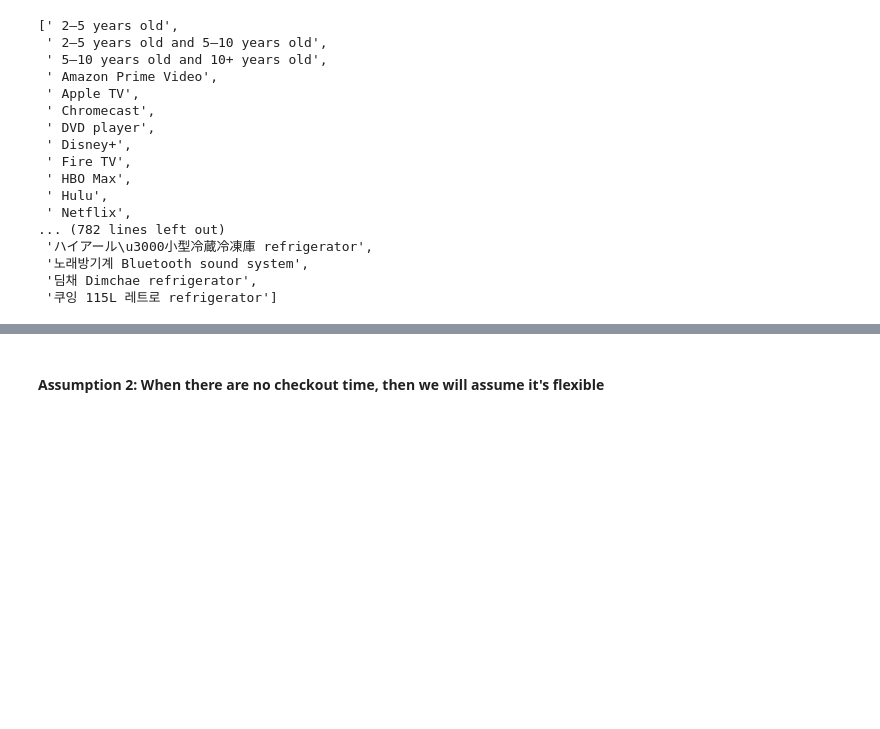
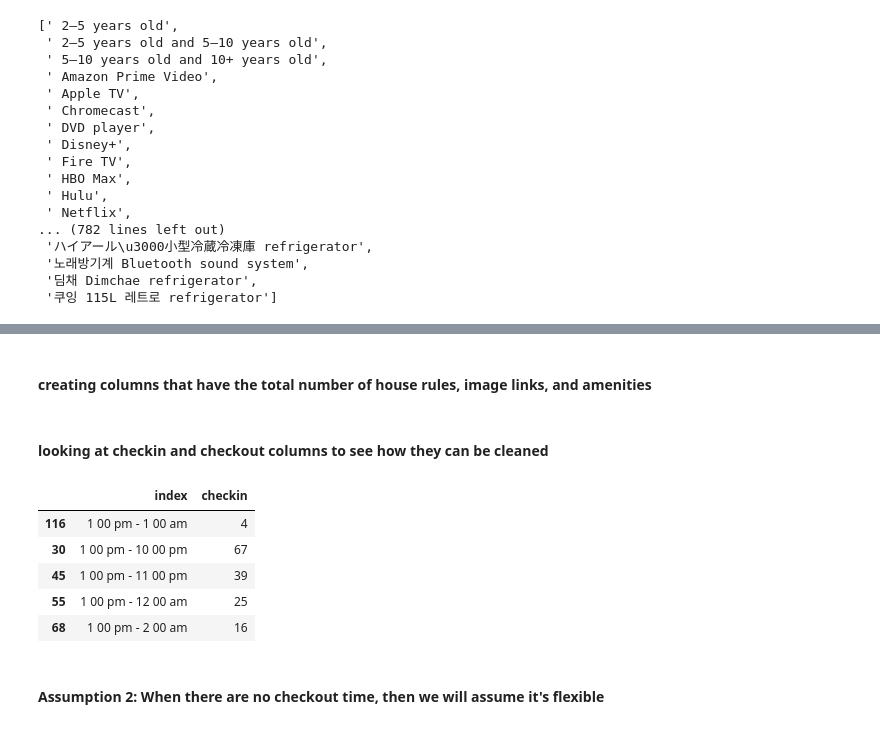
Before and after one commit to vndayambaje/Airbnb_EDA_Project, a Jupyter notebook: Project_2_code.ipynb, the cells around one changed output, grey strips where cells are left out. Drawn from its saved outputs; the diff is of its cells as text; code cells hidden in the pictures; blank space fills up the shorter version.

Commit message:
further edits to amenities, house rules, and safety rules

```diff
--- a/Project_2_code.ipynb
+++ b/Project_2_code.ipynb
@@ -22,6 +26,7 @@ Requirement already satisfied: CurrencyConverter in /Users/sarahki/anaconda3/lib
 airbnb = pd.read_csv('airbnb.csv')
 country_to_letters = pd.read_csv('country-code-to-currency-code-mapping.csv')
 pd.set_option('display.max_columns', None)
+pd.set_option('display.max_rows', None)
 # %% [markdown]
 ### Data cleaning
 # %% [markdown]
@@ -273,0 +312,22 @@ airbnb.head()
+# %%
+# Next, we want to make another column that holds the lower case list of all house_rules
+airbnb['house_rules_list'] = airbnb['house_rules'].apply(lambda x: [item.lower().strip() for item in x.split(',')])
+
+# I'm adding keywords that could help us find the 'common amenities'
+# each of these keys will be another column and the value will be either yes or no (depending if listing contains these keywords)
+# please feel free to add more amenities categories
+# we could also do the same thing for safety rules if we want to analyze that as well
+categories = {
+    'no_pets': ['no pets'],
+    'no_smoking': ['no smoking'],
+    'no_parties_or_events': ['no parties or events']
+}
+
+# Initialize columns with "no"
+for category in categories:
+    airbnb[category] = "no"
+
+# Update columns with "yes" where the amenity is present
+for category, keywords in categories.items():
+    airbnb[category] = airbnb['house_rules_list'].apply(
+        lambda x: "yes" if any(keyword in x for keyword in keywords) else "no")
@@ -274,3 +360,24 @@ airbnb.head()
+# %% [markdown]
+#### creating columns that have the total number of house rules, image links, and amenities
+# %%
+# Next, we want to make another column that holds the lower case list of all image links
+airbnb['img_links_list'] = airbnb['img_links'].apply(lambda x: [item.lower().strip() for item in x.split(' ')])
+# %%
+# create three columns, each having the total number of house rules, image links, and amenities
+airbnb['house_rules_num'] = airbnb['house_rules_list'].apply(lambda x:len(x))
+airbnb['img_links_num'] = airbnb['img_links_list'].apply(lambda x:len(x))
+airbnb['amenities_num'] = airbnb['amenities_list'].apply(lambda x:len(x))
+# %% [markdown]
+#### looking at checkin and checkout columns to see how they can be cleaned
+# %%
+airbnb.checkin.value_counts().reset_index().sort_values(by = 'index').head(5)
+# %% [output]
+|  | index | checkin |
+| 116 | 1 00 pm - 1 00 am | 4 |
+| 30 | 1 00 pm - 10 00 pm | 67 |
+| 45 | 1 00 pm - 11 00 pm | 39 |
+| 55 | 1 00 pm - 12 00 am | 25 |
+| 68 | 1 00 pm - 2 00 am | 16 |
 # %% [markdown]
 #### Assumption 2: When there are no checkout time, then we will assume it's flexible
 # %%
```
Also changed, not shown: parts of 9 cells of this notebook.
